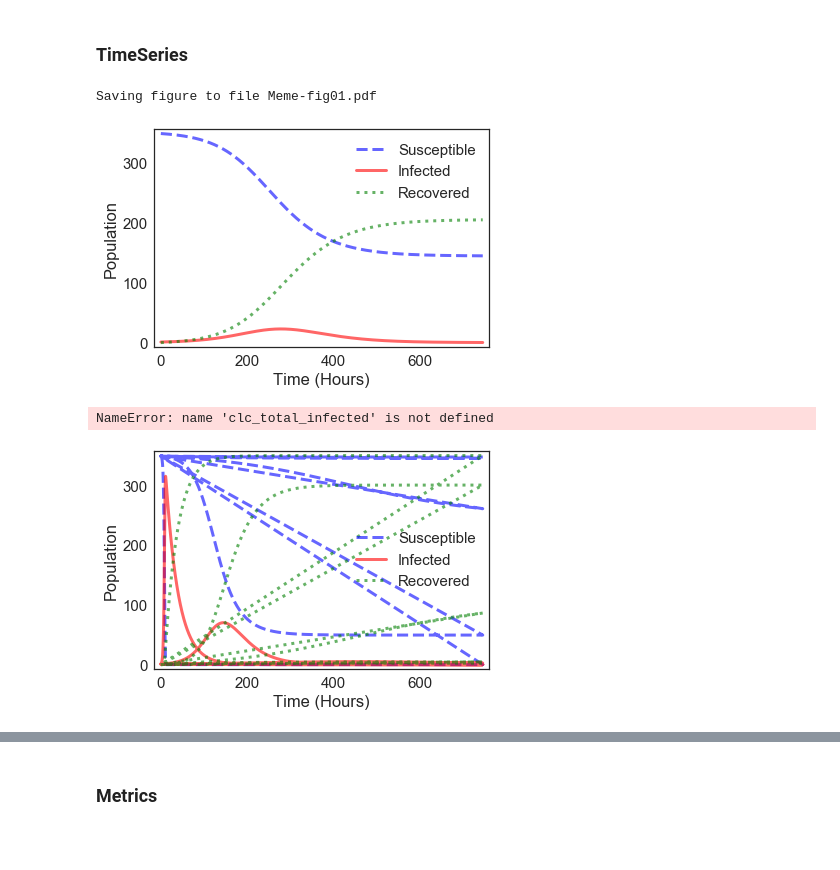
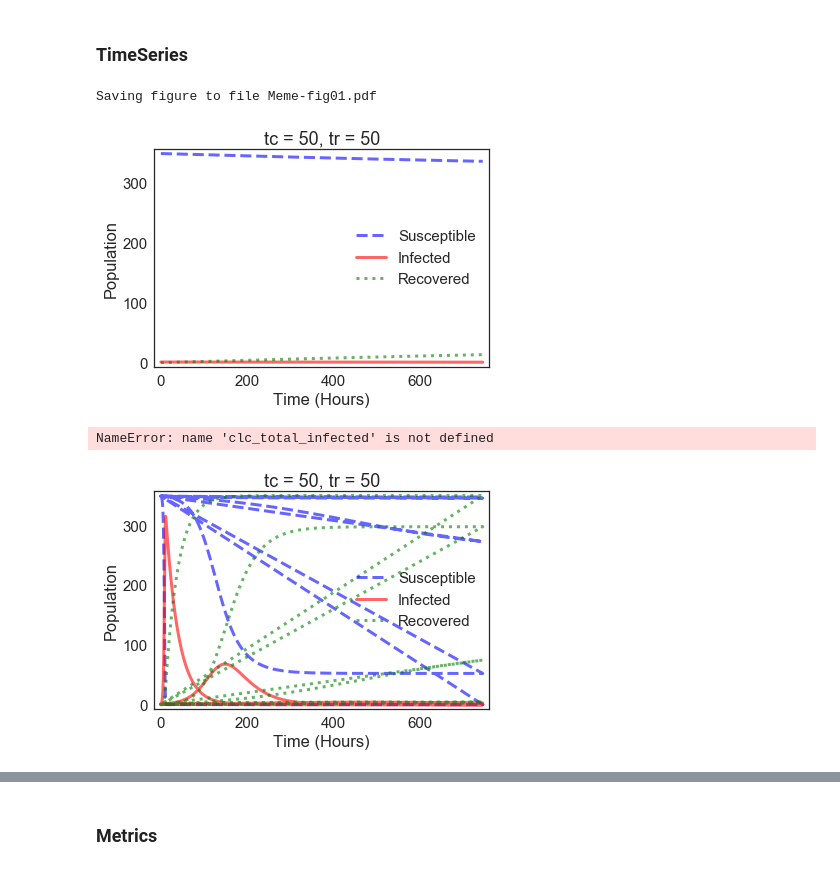
Before and after one commit to kthaitang/ModSimPy, a Jupyter notebook: code/MemeProject.ipynb, the cells around one changed output, grey strips where cells are left out. Drawn from its saved outputs; the diff is of its cells as text; code cells hidden in the pictures; blank space fills up the shorter version.

```diff
--- a/code/MemeProject.ipynb
+++ b/code/MemeProject.ipynb
@@ -136,33 +140,34 @@ def run_simulation(system, update_func):
 # %%
 #test run_simulation TIMESERIES
 
-tc = 20      # time between contacts in hours
-tr = 30     # recovery time in hours
+tc = 50      # time between contacts in hours
+tr = 50     # recovery time in hours
 
 beta = 1 / tc      # contact rate in per hour
 gamma = 1 / tr     # recovery rate in per hour
 
 system = make_system(beta, gamma)
 run_simulation(system, update1)
 
 def plot_results(S, I, R):
     """Plot the results of a SIR model.
 
     S: TimeSeries
     I: TimeSeries
     R: TimeSeries
     """
     plot(S, '--', color='blue', label='Susceptible')
     plot(I, '-', color='red', label='Infected')
     plot(R, ':', color='green', label='Recovered')
     decorate(xlabel='Time (Hours)',
-             ylabel='Population')
+             ylabel='Population',
+             title='tc = 50, tr = 50')
 
 plot_results(system.S, system.I, system.R)
 savefig('Meme-fig01.pdf')
 # %% [output]
 Saving figure to file Meme-fig01.pdf
-[figure, old version]
+[figure, new version]
 # %%
 def run_simulation(system, update_func):
     """Runs a simulation of the system.
@@ -200,7 +205,7 @@ NameError: name 'clc_total_infected' is not defined
 # %%
 #test run_simulation TIMESERIES PROB
 
-p1_array = linspace(1,50,5)
+p1_array = linspace(1,51,5)
 
 for p1 in p1_array:
     tc1 = p1      # time between contacts in hours
@@ -209,10 +214,10 @@ for p1 in p1_array:
     beta1 = 1 / tc1      # contact rate in per hour
     gamma1 = 1 / tr1     # recovery rate in per hour
 
-    system = make_system(beta1, gamma1)
+    system = make_system(beta1 , gamma1)
     system = run_simulation(system, update1)
 
     plot_results(system.S, system.I, system.R)
     #savefig('Meme-fig01.pdf')
 # %% [output]
-[figure, old version]
+[figure, new version]
```
Also changed, not shown: parts of 8 cells of this notebook, 3 other files.
